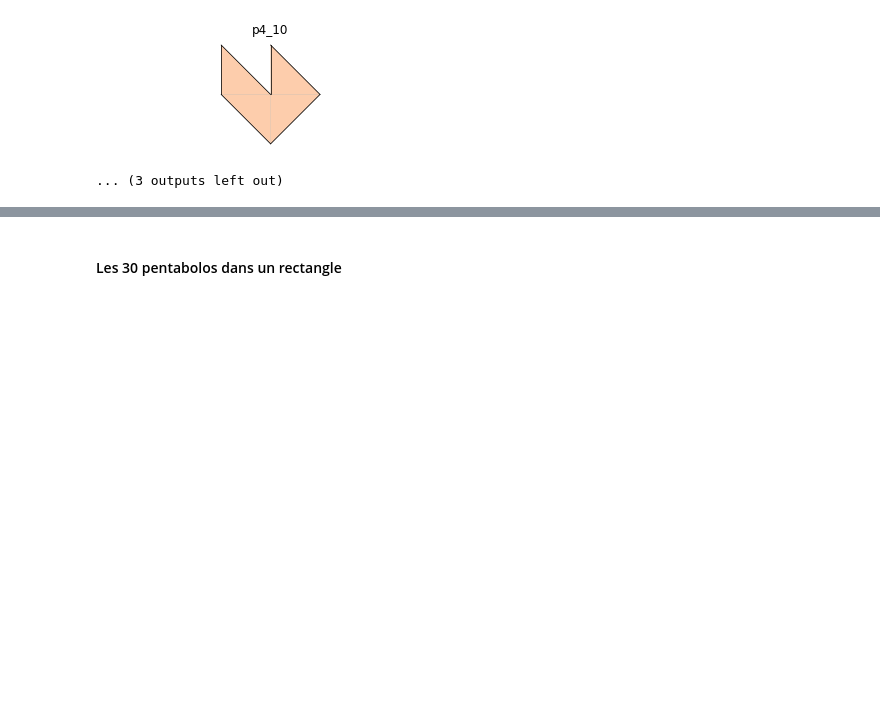
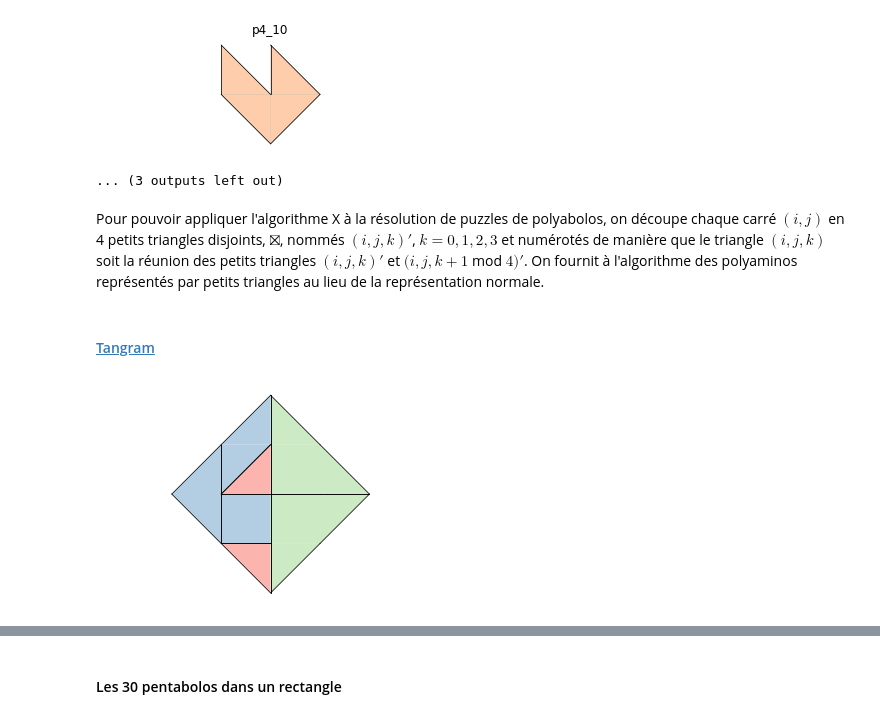
Before and after one commit to YvesLemaire/Jupyter-Puzzles, a Jupyter notebook: sage/couvertureExacte/puzzles-2D/puzzles-triangles-rect/puzzles-triangles.ipynb, the cells around one changed output, grey strips where cells are left out. Drawn from its saved outputs; the diff is of its cells as text; code cells hidden in the pictures; blank space fills up the shorter version.

```diff
--- a/sage/couvertureExacte/puzzles-2D/puzzles-triangles-rect/puzzles-triangles.ipynb
+++ b/sage/couvertureExacte/puzzles-2D/puzzles-triangles-rect/puzzles-triangles.ipynb
@@ -211,6 +201,10 @@ for p in polyabolos[4]: p.plot()
 [figure]
 [figure]
 ... (3 outputs left out)
+# %% [markdown]
+Pour pouvoir appliquer l'algorithme X à la résolution de puzzles de polyabolos,
+on découpe chaque carré $(i,j)$ en 4 petits triangles disjoints, ⛝, nommés $(i,j,k)'$, $k=0,1,2,3$ et numérotés de manière que le triangle
+$(i,j,k)$ soit la réunion des petits triangles $(i,j,k)'$ et $(i,j,k+1$ mod $4)'$. On fournit à l'algorithme des polyaminos représentés par petits triangles au lieu de la représentation normale.
 # %%
 
 class PUZZLE:
@@ -308,3 +302,31 @@ class PUZZLE:
                     couleur = eval(c).couleur
             if not self.strict: couleur = randomColor()
             PIECE.plotPolyabolo(ax, e, couleur,0)
+# %% [markdown]
+#### [Tangram](https://fr.wikipedia.org/wiki/Tangram)
+# %%
+p11 = PIECE('p11', p1_0.piece, couleur=palette[0])
+p12 = PIECE('p12', p1_0.piece, couleur=palette[0])
+p21 = PIECE('p21', p2_0.piece, couleur=palette[1])
+p22 = PIECE('p22', p2_1.piece, couleur=palette[1])
+p23 = PIECE('p23', p2_2.piece, couleur=palette[1])
+p41 = PIECE('p41', p4_5.piece, couleur=palette[2])
+p42 = PIECE('p42', p4_5.piece, couleur=palette[2])
+
+tangram = [p41]
+for p in [p11, p12, p21, p22, p23, p42]:
+    tangram += p.isometriques()
+
+def rectangleTourne(p,q):
+    return 0, p + q - 1, 0, p + q - 1, \
+        lambda i, j, k: ( p - 1 < i + j < p + 2 * q - 1 and -p < i - j < p) or \
+                        (i + j, k) in [(p - 1, 2), (p + 2 * q - 1, 0)] or \
+                        (i - j, k) in [(-p, 3), (p, 1)]
+
+puzzle = PUZZLE(tangram,*rectangleTourne(2,2))
+
+s = puzzle.solve()
+sol = next(s)
+puzzle.plotSolution(sol)
+# %% [output]
+[figure, added]
```
Also changed, not shown: parts of 7 cells of this notebook.
